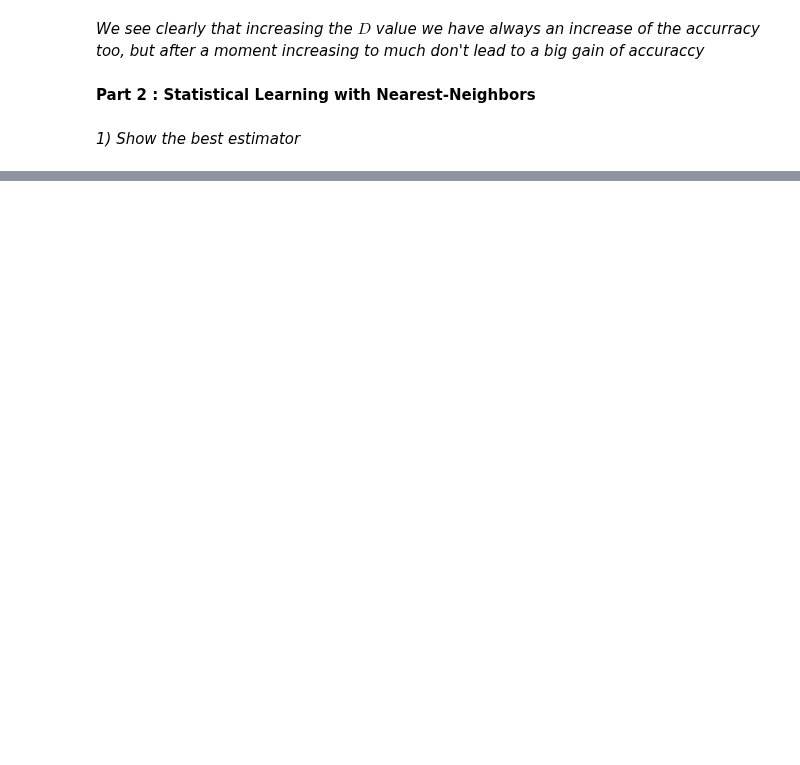
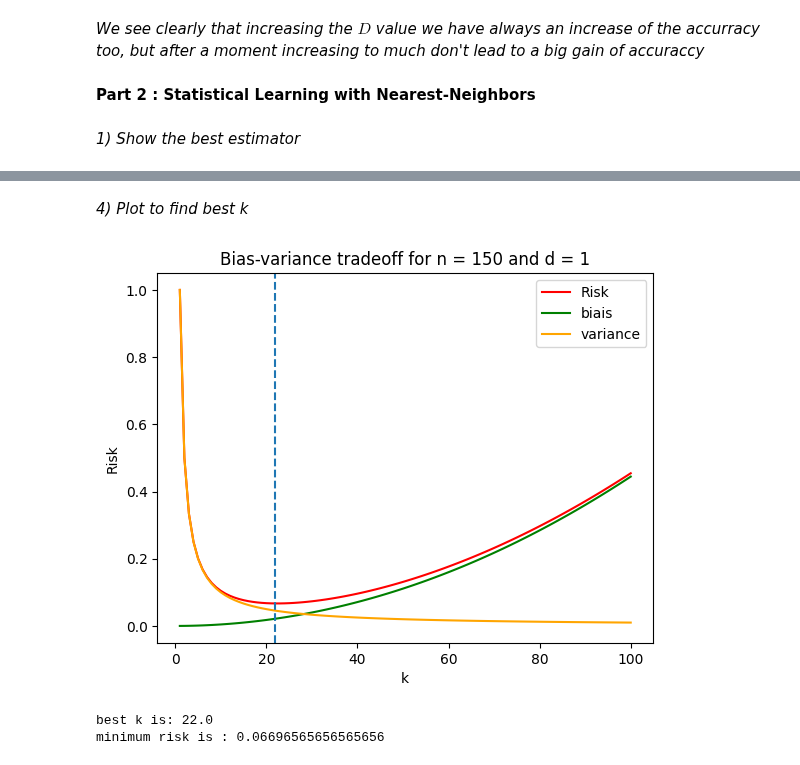
Before and after one commit to fpalmisa/FundamentalLearningEPFL, a Jupyter notebook: Homework 2/Homework2.ipynb, the cells around one changed output, grey strips where cells are left out. Drawn from its saved outputs; the diff is of its cells as text; code cells hidden in the pictures; blank space fills up the shorter version.

```diff
--- a/Homework 2/Homework2.ipynb
+++ b/Homework 2/Homework2.ipynb
@@ -345,0 +552,41 @@ The accuracy on the Test set is : 98.14815%
+# %% [markdown]
+*4) Plot to find best k*
+# %%
+#Find Best K
+L = 1
+var = 1
+k = np.linspace(1,100,100)
+
+
+def bias_variance_tradeoff(n, d):
+    risk = []
+    biais = []
+    variance = []
+    for k_ in k :
+        biais.append(L**2 * (k_/n)**(2/d))
+        variance.append(var/k_)
+        risk.append(L**2 * (k_/n)**(2/d) + var/k_)
+
+
+
+    best_risk = min(risk)
+    best_k = k[np.argmin(risk)]
+
+    plt.figure()
+    plt.plot(k,risk, label = 'Risk', color = 'red')
+    plt.plot(k, biais, label = 'biais', color = 'green')
+    plt.plot(k, variance, label = 'variance', color = 'orange')
+    plt.title(f'Bias-variance tradeoff for n = {n} and d = {d}')
+    plt.axvline(best_k,linestyle = '--')
+    plt.xlabel('k')
+    plt.ylabel('Risk')
+    plt.legend()
+    plt.show()
+    print('best k is:', best_k)
+    print('minimum risk is :', best_risk)
+# %%
+bias_variance_tradeoff(n = 150, d = 1)
+# %% [output]
+[figure, added]
+best k is: 22.0
+minimum risk is : 0.06696565656565656
```
Also changed, not shown: parts of 28 cells of this notebook.
